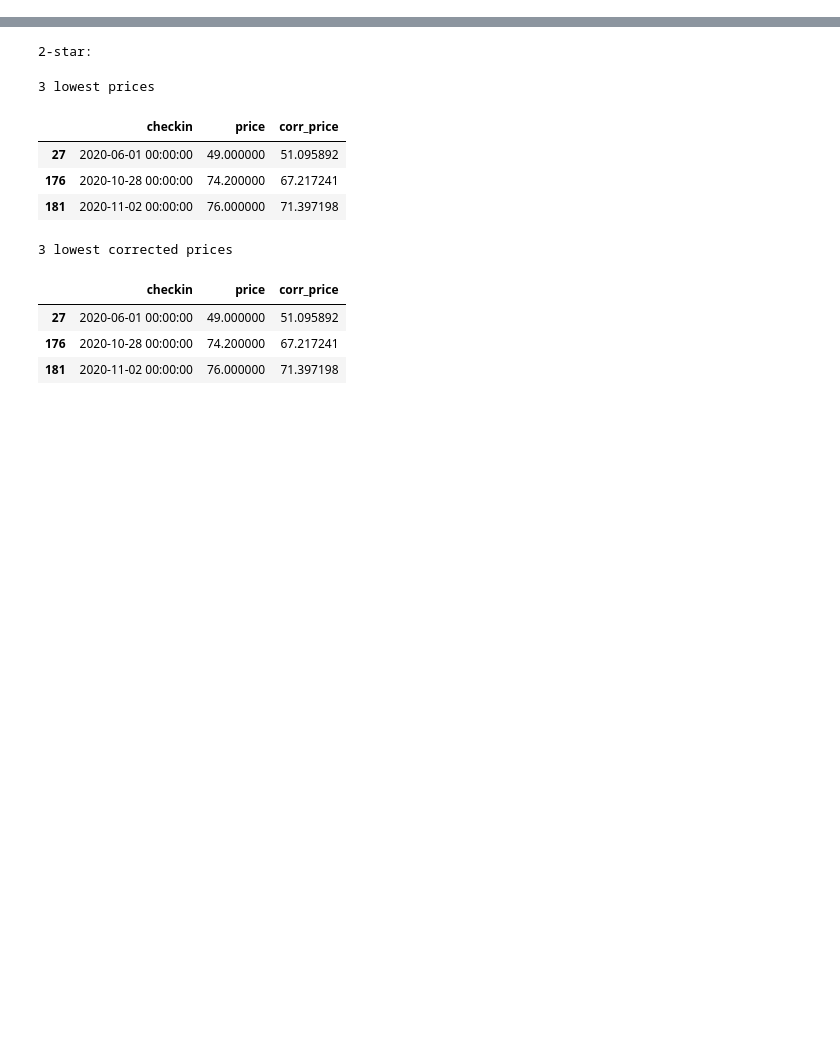
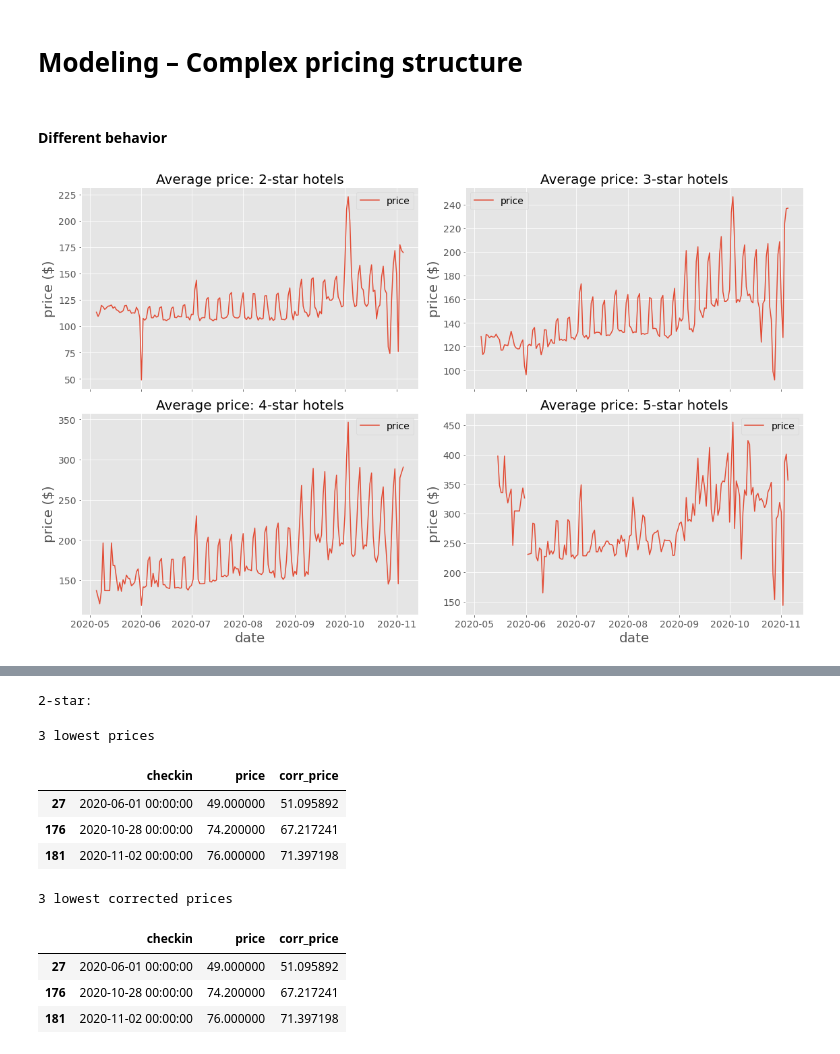
Before and after one commit to jcalven/tdi-presentation, a Jupyter notebook: index.ipynb, the cells around one changed output, grey strips where cells are left out. Drawn from its saved outputs; the diff is of its cells as text; code cells hidden in the pictures; blank space fills up the shorter version.

```diff
--- a/index.ipynb
+++ b/index.ipynb
@@ -150,11 +134,13 @@ class GridPlot(object):
 
     def __init__(self, data, grid=(1,1)):
 
+        if not isinstance(data, list):
+            data = [data]
         self.data = data
         self.axgrid = grid
-        assert len(self.data) == sum(self.axgrid), f"data must be of size n_plots ({len(data)} != {self.axgrid})"
+        # assert len(self.data) == sum(self.axgrid), f"data must be of size n_plots ({len(data)} != {self.axgrid})"
 
-    def plot(self, figsize=(8,6), sharex=False, sharey=False):
+    def plot(self, figsize=(8,6), sharex=True, sharey=False):
         """
         Creates the plots.
 
@@ -170,7 +156,7 @@ class GridPlot(object):
         else:
             axes = axes.flatten()
         for i, ax in enumerate(axes):
-            data = self.data.get(i)
+            data = self.data[i] #.get(i)
             x = data.get("x")
             y = data.get("y")
             plot_options = data.get("plot_options")
@@ -186,14 +172,18 @@ class GridPlot(object):
             for xvals, yvals, plot_opts in zip(x, y, plot_options):
                 ax.plot(xvals, yvals, **plot_opts)
 
-            label_size = ax_options.get("label_size", 12)
+            label_size = ax_options.get("label_size", 20)
 
             if "legend" in ax_options:
-                ax.legend()
+                ax.legend(fontsize=14)
             if "title" in ax_options:
                 ax.set_title(ax_options.get("title"), size=label_size)
             if "xlabel" in ax_options:
                 ax.set_xlabel(ax_options.get("xlabel"), size=label_size)
             if "ylabel" in ax_options:
                 ax.set_ylabel(ax_options.get("ylabel"), size=label_size)
+
+            # We change the fontsize of minor ticks label
+            ax.tick_params(axis='both', which='major', labelsize=14)
+            ax.tick_params(axis='both', which='minor', labelsize=14)
         fig.tight_layout()
@@ -287,33 +340,33 @@ df_3star = df.loc[(df.star_rating >= 3) & (df.star_rating <= 3.5)]
 df_4star = df.loc[(df.star_rating >= 4) & (df.star_rating <= 4.5)]
 df_5star = df.loc[(df.star_rating >= 5)]
 # %%
-plot_data = {}
+plot_data = []
 
 date_groups = df_2star.groupby("checkin").mean().reset_index()
 x = date_groups["checkin"]
 y = date_groups["price"]
-plot_data[0] = {"x": x, "y": y, "plot_options": {"label": "price"},
- "ax_options": {"legend": True, "ylabel": "price ($)", "xlabel": "date",
- "title": "2-star hotel"}}
+plot_data.append({"x": x, "y": y, "plot_options": {"label": "price"},
+ "ax_options": {"legend": True, "ylabel": "price ($)",# "xlabel": "date",
+ "title": "Average price: 2-star hotels"}})
 
 date_groups = df_3star.groupby("checkin").mean().reset_index()
 x = date_groups["checkin"]
 y = date_groups["price"]
-plot_data[1] = {"x": x, "y": y, "plot_options": {"label": "price"}, "ax_options": {"legend": True, "ylabel": "price ($)", "xlabel": "date",
- "title": "3-star hotel"}}
+plot_data.append({"x": x, "y": y, "plot_options": {"label": "price"}, "ax_options": {"legend": True, "ylabel": "price ($)",# "xlabel": "date",
+ "title": "Average price: 3-star hotels"}})
 
 date_groups = df_4star.groupby("checkin").mean().reset_index()
 x = date_groups["checkin"]
 y = date_groups["price"]
-plot_data[2] = {"x": x, "y": y, "plot_options": {"label": "price"}, "ax_options": {"legend": True, "ylabel": "price ($)", "xlabel": "date",
- "title": "4-star hotel"}}
+plot_data.append({"x": x, "y": y, "plot_options": {"label": "price"}, "ax_options": {"legend": True, "ylabel": "price ($)", "xlabel": "date",
+ "title": "Average price: 4-star hotels"}})
 
 date_groups = df_5star.groupby("checkin").mean().reset_index()
 x = date_groups["checkin"]
 y = date_groups["price"]
-plot_data[3] = {"x": x, "y": y, "plot_options": {"label": "price"}, "ax_options": {"legend": True, "ylabel": "price ($)", "xlabel": "date",
- "title": "5-star hotel"}}
+plot_data.append({"x": x, "y": y, "plot_options": {"label": "price"}, "ax_options": {"legend": True, "ylabel": "price ($)", "xlabel": "date",
+ "title": "Average price: 5-star hotels"}})
 
 #gp = GridPlot(plot_data, (2,2))
 gp = GridPlot(plot_data, (2,2))
-gp.plot(figsize=(12, 8))
+#gp.plot(figsize=(12, 8))
@@ -464,0 +373,9 @@ gp.plot(figsize=(12, 10))
+# %% [markdown]
+# Modeling – Complex pricing structure
+# %% [markdown]
+#### Different behavior
+# %%
+gp = GridPlot(plot_data, (2,2))
+gp.plot(figsize=(16, 10))
+# %% [output]
+[figure, added]
```
Also changed, not shown: parts of 49 cells of this notebook, 1 other file.
